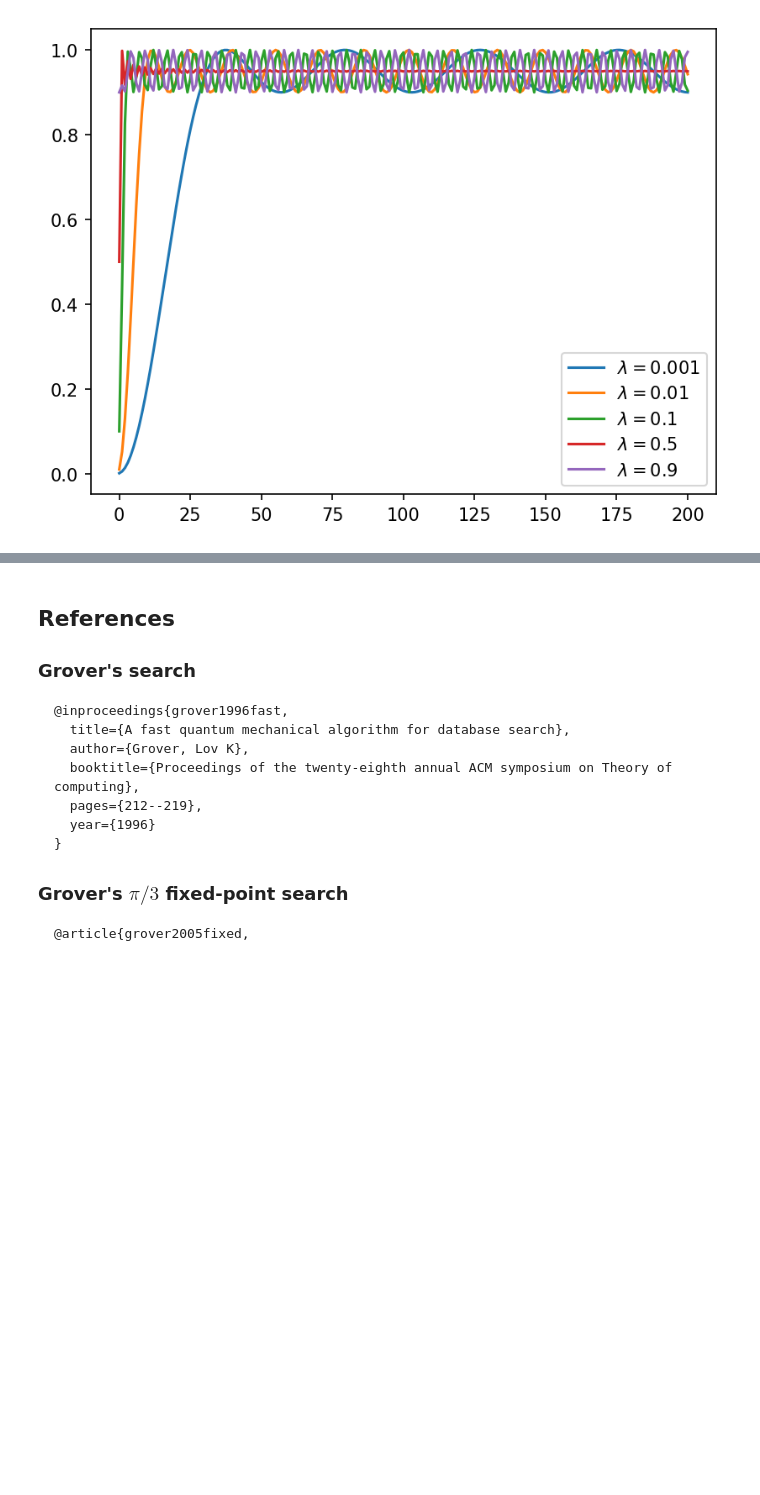
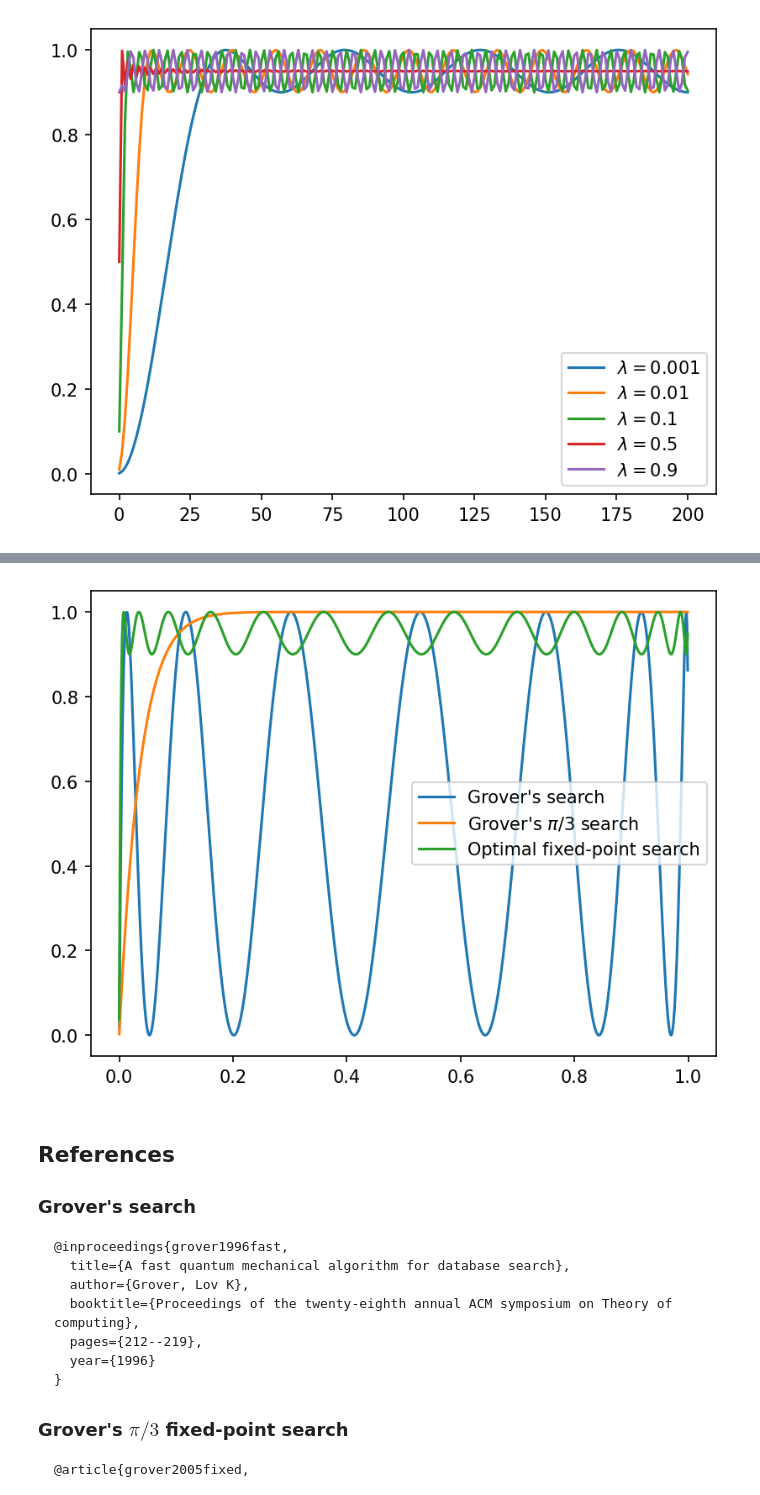
Before and after one commit to helloluxi/notes-qc, a Jupyter notebook: docs/Search/FixedPointSearch.ipynb, the cells around one changed output, grey strips where cells are left out. Drawn from its saved outputs; the diff is of its cells as text; code cells hidden in the pictures; blank space fills up the shorter version.

```diff
--- a/docs/Search/FixedPointSearch.ipynb
+++ b/docs/Search/FixedPointSearch.ipynb
@@ -252,3 +275,13 @@ To be continued ...
+# %%
+l = 13
+plt.figure(dpi=150)
+plt.plot(range_lambda, np.sin((2*l+1)*np.arcsin(range_lambda**0.5)/2)**2, label='Grover\'s search')
+plt.plot(range_lambda, 1-(1-range_lambda)**(l*2+1), label='Grover\'s $\\pi/3$ search')
+plt.plot(range_lambda, 1-0.1*eval_chebyt(l*2+1,np.sqrt(1-range_lambda)/fpqs_inv_gammma_dict[l])**2, label='Optimal fixed-point search')
+plt.legend()
+plt.show()
+# %% [output]
+[figure, added]
 # %% [markdown]
 ## References
 
```
Also changed, not shown: parts of 6 cells of this notebook.
